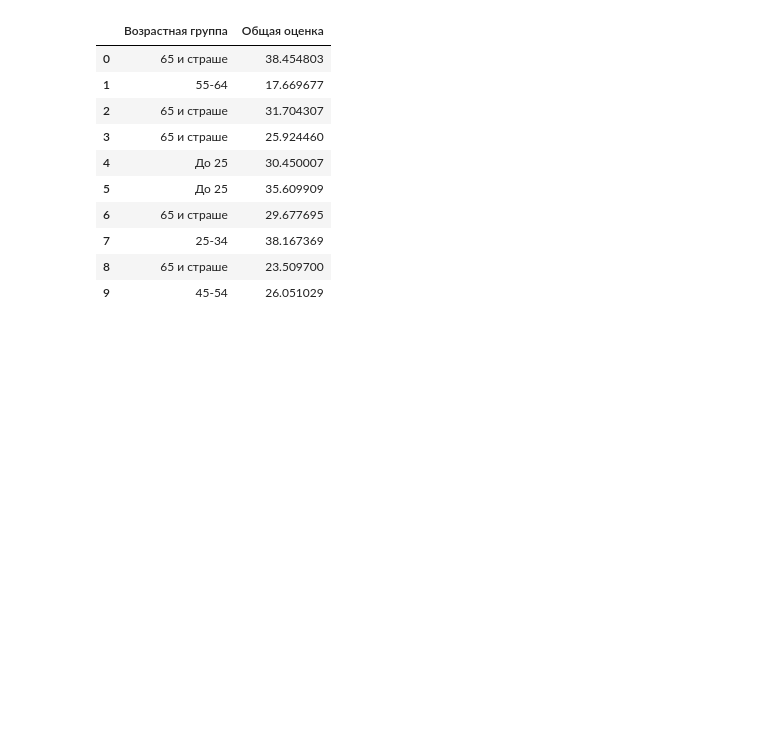
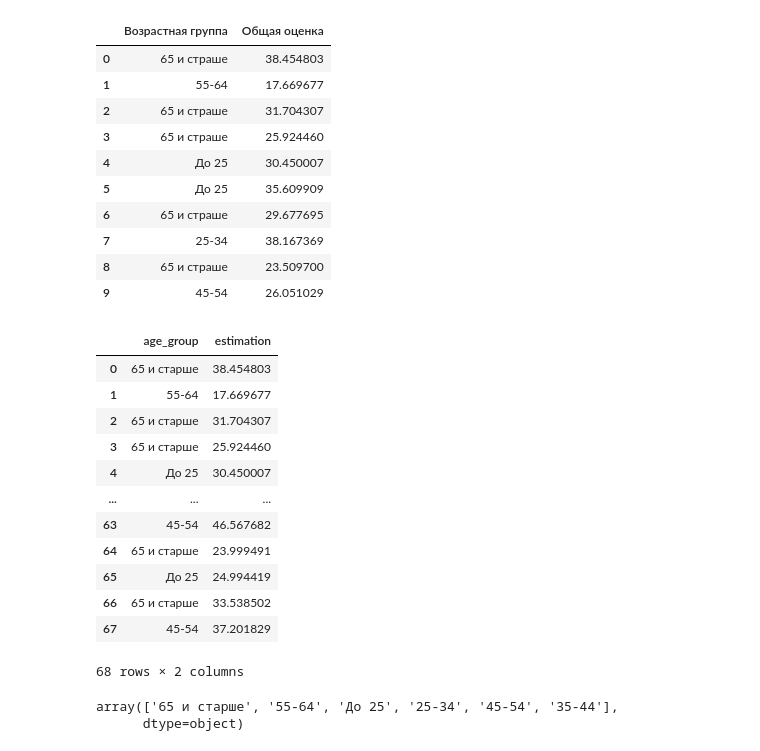
Before and after one commit to ybezginova2016/case_studies_da, a Jupyter notebook: 3. Lending/main_3_Lending.ipynb, the cells around one changed output. Saved outputs shown, nothing was run; the diff lists cells and outputs as text; code cells hidden in the pictures; blank space fills up the shorter version.

```diff
--- a/3. Lending/main_3_Lending.ipynb
+++ b/3. Lending/main_3_Lending.ipynb
@@ -22,3 +41,25 @@ d.head(10)
 | 7 | 25-34 | 38.167369 |
 | 8 | 65 и страше | 23.509700 |
 | 9 | 45-54 | 26.051029 |
+# %%
+d.columns = ['age_group', 'estimation']
+d
+# %% [output]
+|  | age_group | estimation |
+| 0 | 65 и старше | 38.454803 |
+| 1 | 55-64 | 17.669677 |
+| 2 | 65 и старше | 31.704307 |
+| 3 | 65 и старше | 25.924460 |
+| 4 | До 25 | 30.450007 |
+| ... | ... | ... |
+| 63 | 45-54 | 46.567682 |
+| 64 | 65 и старше | 23.999491 |
+| 65 | До 25 | 24.994419 |
+| 66 | 65 и старше | 33.538502 |
+| 67 | 45-54 | 37.201829 |
+68 rows × 2 columns
+# %%
+d['age_group'].unique()
+# %% [output]
+array(['65 и старше', '55-64', 'До 25', '25-34', '45-54', '35-44'],
+      dtype=object)
```
Also changed, not shown: parts of 26 cells of this notebook, 1 other file.
